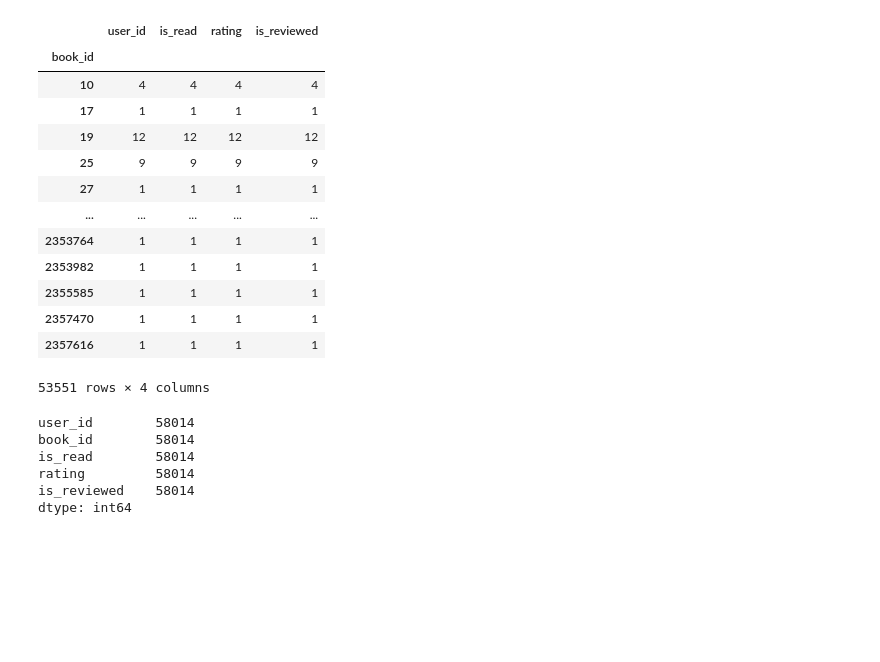
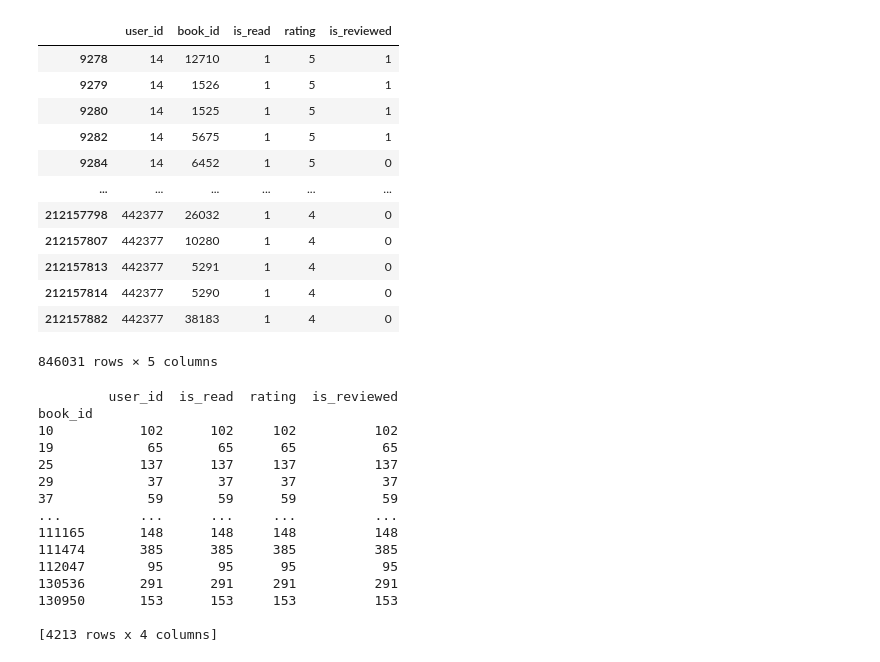
Before and after one commit to HamedTaherkhani/GoodReads, a Jupyter notebook: users_network.ipynb, the cells around one changed output. Cells and saved outputs as stored; diff of their text form; code cells hidden in the pictures; blank space fills up the shorter version.

```diff
--- a/users_network.ipynb
+++ b/users_network.ipynb
@@ -31,0 +52,6 @@ interactions.describe()
+# %%
+book_groups = interactions.groupby('book_id').user_id.count()
+print(book_groups.count)
+listtt = book_groups[book_groups>2000].index.tolist()
+# listtt = random.sample(list(dict.fromkeys(interactions['book_id'])), 4214)
+len(listtt)
@@ -32,29 +73,41 @@ interactions.describe()
+# %%
+
+interactions = interactions[interactions['user_id'].isin(listt) & interactions['book_id'].isin(listtt)]
+interactions
+# %% [output]
+|  | user_id | book_id | is_read | rating | is_reviewed |
+| 9278 | 14 | 12710 | 1 | 5 | 1 |
+| 9279 | 14 | 1526 | 1 | 5 | 1 |
+| 9280 | 14 | 1525 | 1 | 5 | 1 |
+| 9282 | 14 | 5675 | 1 | 5 | 1 |
+| 9284 | 14 | 6452 | 1 | 5 | 0 |
+| ... | ... | ... | ... | ... | ... |
+| 212157798 | 442377 | 26032 | 1 | 4 | 0 |
+| 212157807 | 442377 | 10280 | 1 | 4 | 0 |
+| 212157813 | 442377 | 5291 | 1 | 4 | 0 |
+| 212157814 | 442377 | 5290 | 1 | 4 | 0 |
+| 212157882 | 442377 | 38183 | 1 | 4 | 0 |
+846031 rows × 5 columns
 # %%
 grouped = interactions.groupby('book_id')
-grouped.count()
+print(grouped.count())
 # %% [output]
-|  | user_id | is_read | rating | is_reviewed |
-| book_id |  |  |  |  |
-| 10 | 4 | 4 | 4 | 4 |
-| 17 | 1 | 1 | 1 | 1 |
-| 19 | 12 | 12 | 12 | 12 |
-| 25 | 9 | 9 | 9 | 9 |
-| 27 | 1 | 1 | 1 | 1 |
-| ... | ... | ... | ... | ... |
-| 2353764 | 1 | 1 | 1 | 1 |
-| 2353982 | 1 | 1 | 1 | 1 |
-| 2355585 | 1 | 1 | 1 | 1 |
-| 2357470 | 1 | 1 | 1 | 1 |
-| 2357616 | 1 | 1 | 1 | 1 |
-53551 rows × 4 columns
+         user_id  is_read  rating  is_reviewed
+book_id
+10           102      102     102          102
+19            65       65      65           65
+25           137      137     137          137
+29            37       37      37           37
+37            59       59      59           59
+...          ...      ...     ...          ...
+111165       148      148     148          148
+111474       385      385     385          385
+112047        95       95      95           95
+130536       291      291     291          291
+130950       153      153     153          153
+
+[4213 rows x 4 columns]
 # %%
-df = interactions.groupby('book_id').filter(lambda x: len(x) >= 2)
-df.count()
+# df = interactions.groupby('book_id').filter(lambda x: len(x) >= 2)
+# df.count()
-# %% [output]
-user_id        58014
-book_id        58014
-is_read        58014
-rating         58014
-is_reviewed    58014
-dtype: int64
 # %%
```
Also changed, not shown: parts of 14 cells of this notebook, 2 other files.
